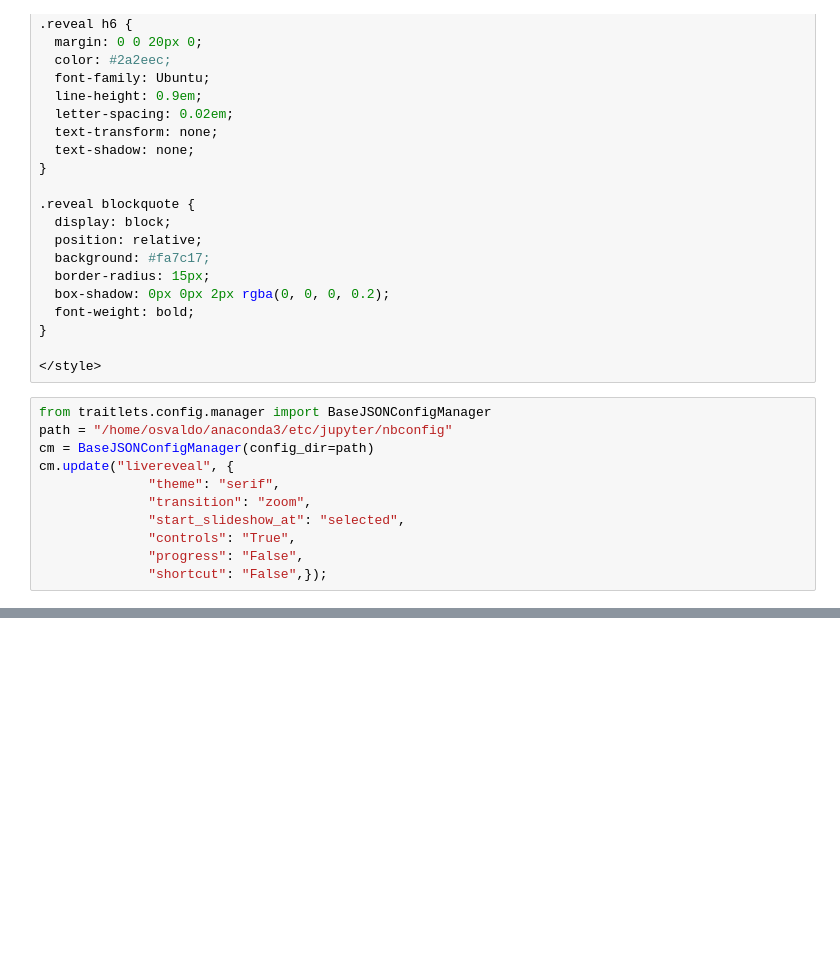
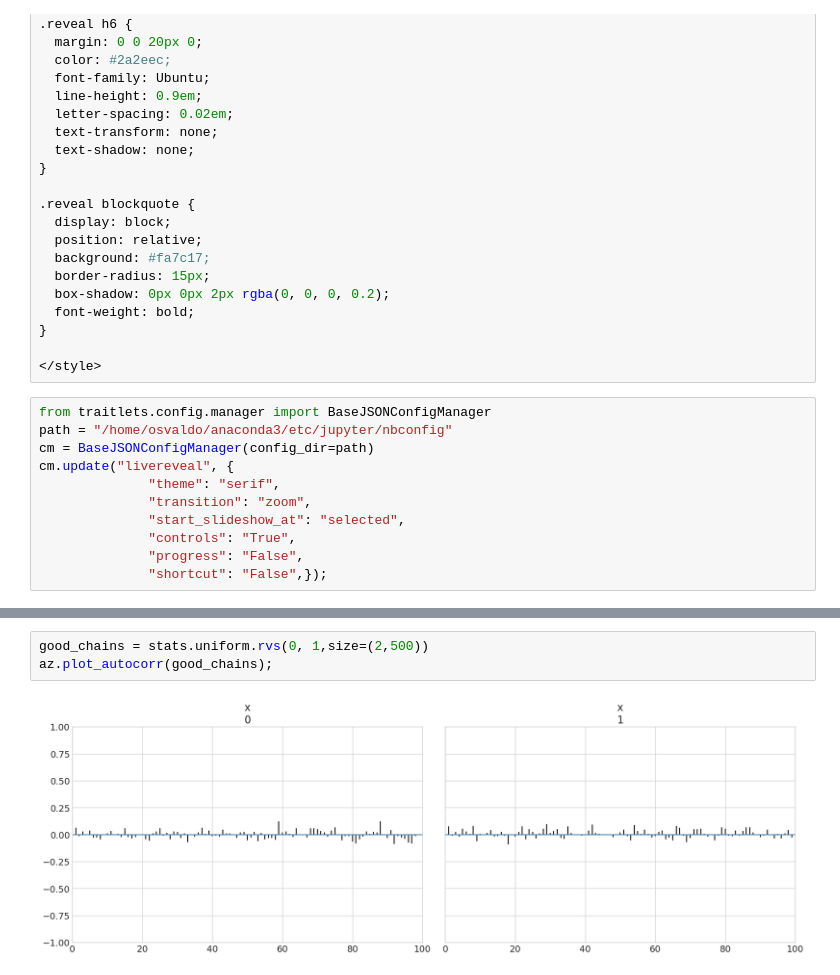
Before and after one commit to Grupo-de-modelado-probabilista/modelado_bayesiano, a Jupyter notebook: diapo/taller_03.ipynb, the cells around one changed output, grey strips where cells are left out. Drawn from its saved outputs; the diff is of its cells as text; blank space fills up the shorter version.

```diff
--- a/diapo/taller_03.ipynb
+++ b/diapo/taller_03.ipynb
@@ -155,0 +183,5 @@ Trace plots can help diagnose:
+# %%
+good_chains = stats.uniform.rvs(0, 1,size=(2,500))
+az.plot_autocorr(good_chains);
+# %% [output]
+[figure, added]
```
Also changed, not shown: parts of 39 cells of this notebook, 3 other files.
